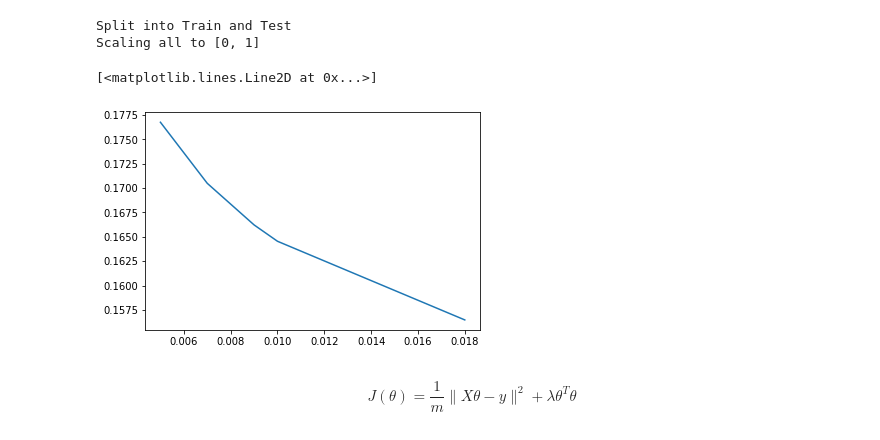
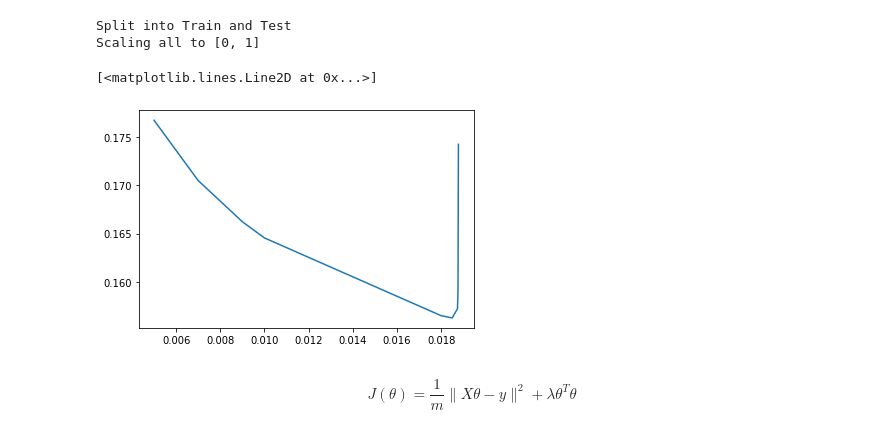
Before and after one commit to nikhilvsupekar/ml-algorithms, a Jupyter notebook: notebooks/hw2_gd_regression.ipynb, the cells around one changed output. Cells and saved outputs as stored; diff of their text form; code cells hidden in the pictures.

```diff
--- a/notebooks/hw2_gd_regression.ipynb
+++ b/notebooks/hw2_gd_regression.ipynb
@@ -302,17 +302,17 @@ X_test = np.hstack((X_test, np.ones((X_test.shape[0], 1))))  # Add bias term
 Split into Train and Test
 Scaling all to [0, 1]
 # %%
-STEP_SIZES = [0.005, 0.007, 0.009, 0.01, 0.018]
+STEP_SIZES = [0.005, 0.007, 0.009, 0.01, 0.018, 0.0185, 0.01874, 0.01876, 0.018765, 0.018783]
 avg_loss = []
 for alpha in STEP_SIZES:
     theta, loss = batch_grad_descent(X_train, y_train, alpha)
     avg_loss.append(np.mean(loss))
 # mean_vec = np.apply_along_axis(np.mean, 0, train).reshape(num_instances, 1)
 # std_vec = np.apply_along_axis(np.std, 0, train).reshape(num_instances, 1)
 plt.plot(STEP_SIZES, avg_loss)
 # %% [output]
 [<matplotlib.lines.Line2D at 0x...>]
-[figure, old version]
+[figure, new version]
 # %% [markdown]
 $$
 J(\theta) = \frac{1}{m} \|X \theta - y\|^2 + \lambda \theta^T \theta
```
Also changed, not shown: parts of 2 cells of this notebook.
